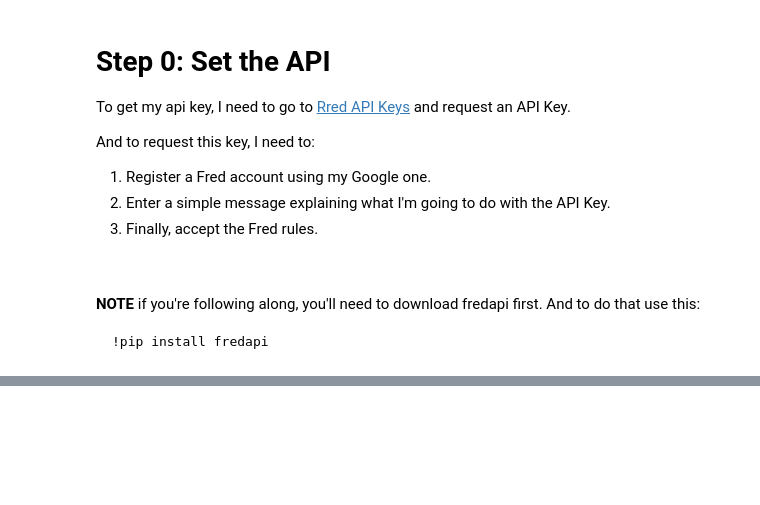
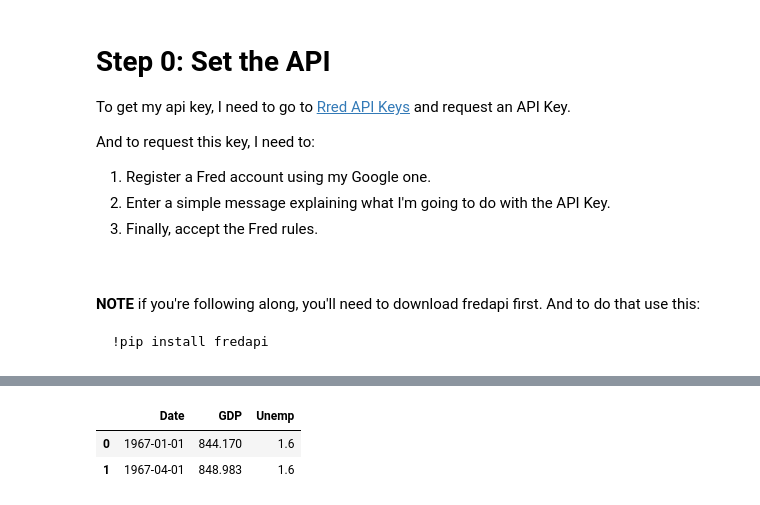
Before and after one commit to mohamedyosef101/growth-vs-unemployment, a Jupyter notebook: main.ipynb, the cells around one changed output, grey strips where cells are left out. Drawn from its saved outputs; the diff is of its cells as text; code cells hidden in the pictures; blank space fills up the shorter version.

```diff
--- a/main.ipynb
+++ b/main.ipynb
@@ -69,0 +60,20 @@ fred.search("S&P", limit=10)
+# %%
+# Based on my needs, here is the data
+gdp = fred.get_series(series_id='GDP')
+gdp = pd.DataFrame(gdp)
+gdp = gdp.reset_index()
+gdp.columns = ['Date', 'GDP']
+
+unemp = fred.get_series(series_id='U2RATE')
+unemp = pd.DataFrame(unemp)
+unemp = unemp.reset_index()
+unemp.columns = ['Date', 'Unemp']
+
+
+# merge the data
+merged_data = pd.merge(gdp, unemp, on='Date', how='inner')
+merged_data.head(2)
+# %% [output]
+|  | Date | GDP | Unemp |
+| 0 | 1967-01-01 | 844.170 | 1.6 |
+| 1 | 1967-04-01 | 848.983 | 1.6 |
```
Also changed, not shown: parts of 15 cells of this notebook, 2 other files.
